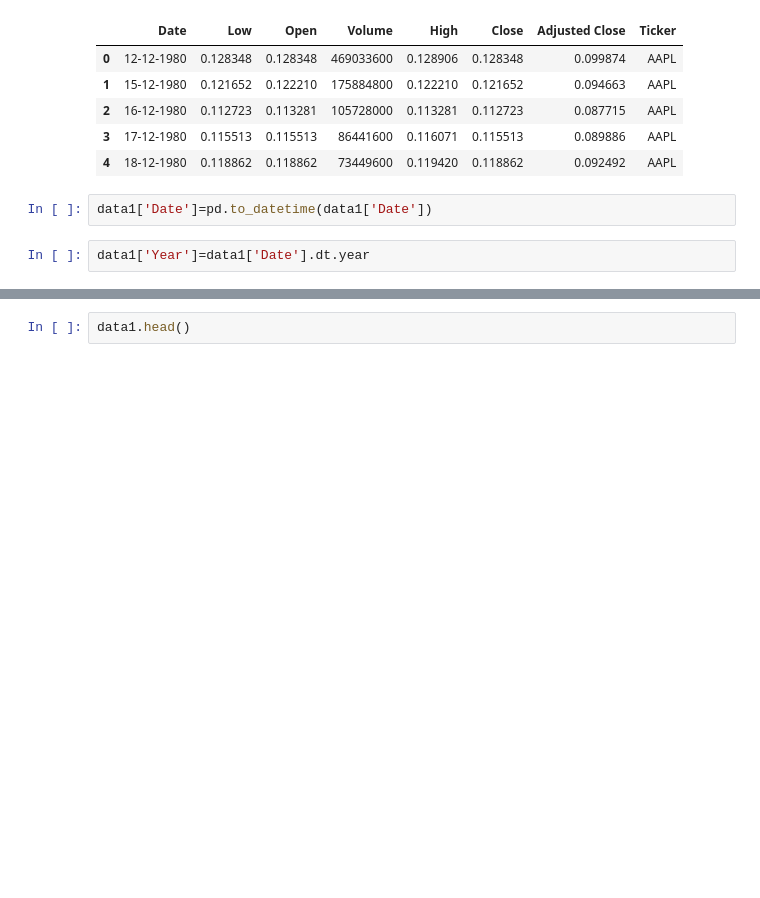
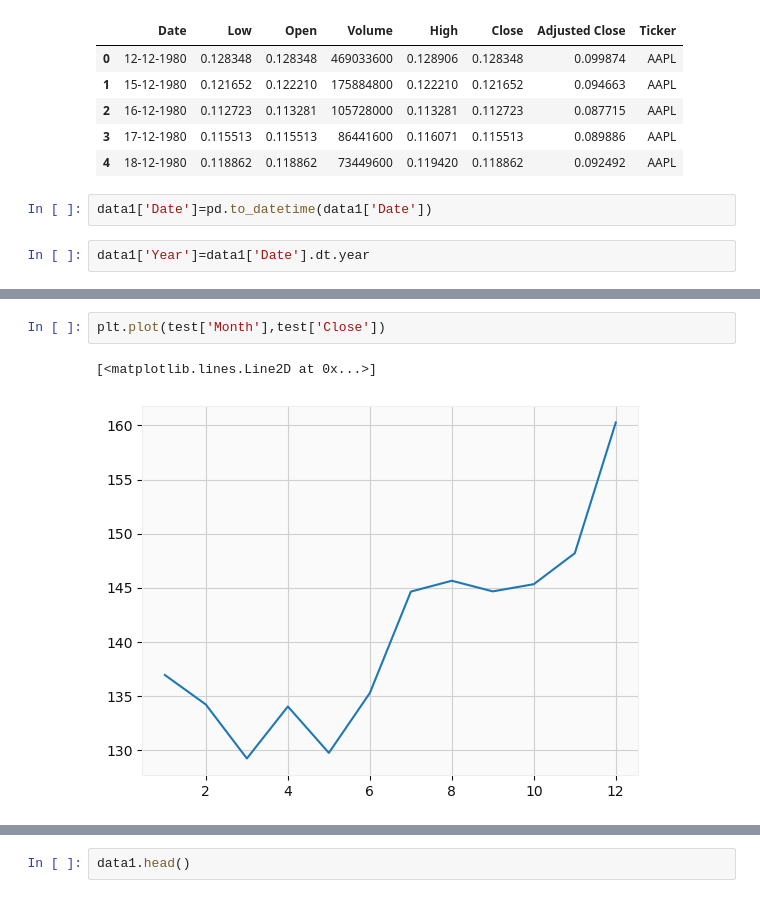
Before and after one commit to salvarenga25/StockMarket_Project, a Jupyter notebook: Stock_Analysis(CandestIck chart example code).ipynb, the cells around one changed output, grey strips where cells are left out. Cells and saved outputs as stored; diff of their text form; blank space fills up the shorter version.

```diff
--- a/Stock_Analysis(CandestIck chart example code).ipynb
+++ b/Stock_Analysis(CandestIck chart example code).ipynb
@@ -90,0 +119,5 @@ data1['Month']=data1['Date'].dt.strftime('%B')
+# %%
+plt.plot(test['Month'],test['Close'])
+# %% [output]
+[<matplotlib.lines.Line2D at 0x...>]
+[figure, added]
```
Also changed, not shown: parts of 30 cells of this notebook.
